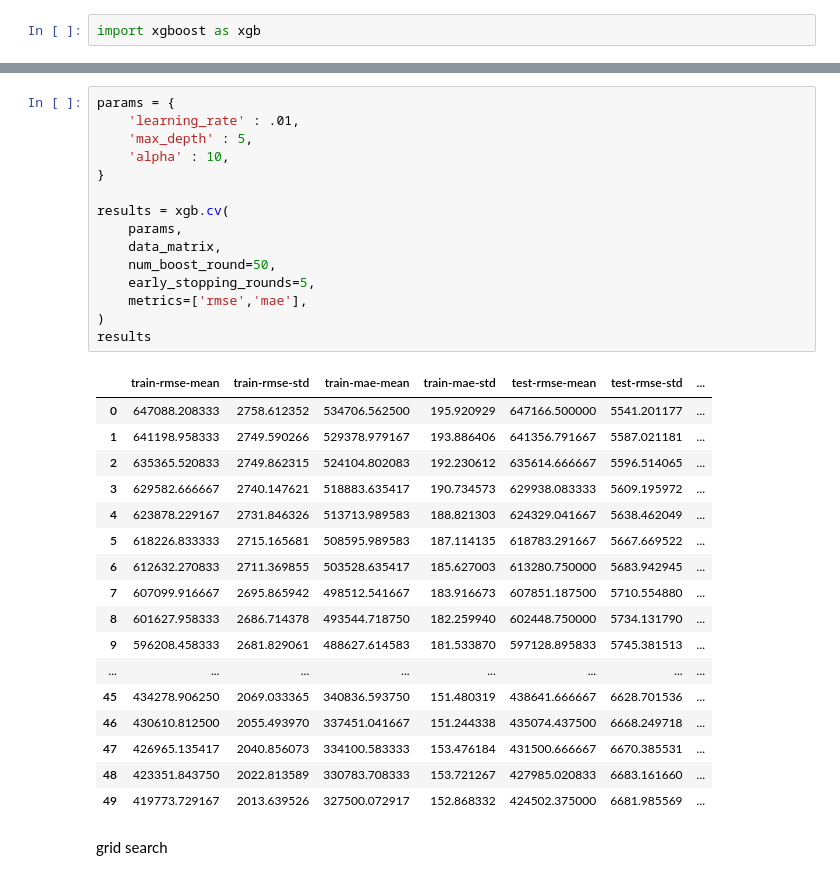
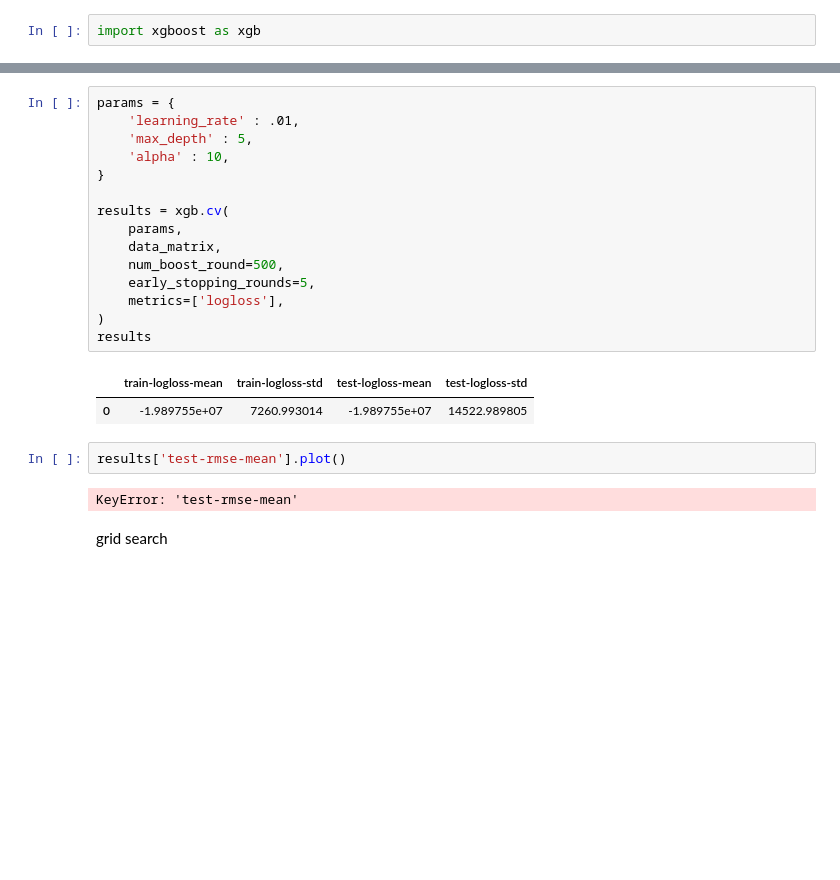
Before and after one commit to digipodium/2022-JAN-ML-630-MTTF, a Jupyter notebook: supervised/boosting.ipynb, the cells around one changed output, grey strips where cells are left out. Cells and saved outputs as stored; diff of their text form; blank space fills up the shorter version.

```diff
--- a/supervised/boosting.ipynb
+++ b/supervised/boosting.ipynb
@@ -34,36 +43,25 @@ pandas.Int64Index is deprecated and will be removed from pandas in a future vers
 # %%
 params = {
     'learning_rate' : .01,
     'max_depth' : 5,
     'alpha' : 10,
 }
 
 results = xgb.cv(
     params,
     data_matrix,
-    num_boost_round=50,
+    num_boost_round=500,
     early_stopping_rounds=5,
-    metrics=['rmse','mae'],
+    metrics=['logloss'],
 )
 results
 # %% [output]
-|  | train-rmse-mean | train-rmse-std | train-mae-mean | train-mae-std | test-rmse-mean | test-rmse-std | ... |
-| 0 | 647088.208333 | 2758.612352 | 534706.562500 | 195.920929 | 647166.500000 | 5541.201177 | ... |
-| 1 | 641198.958333 | 2749.590266 | 529378.979167 | 193.886406 | 641356.791667 | 5587.021181 | ... |
-| 2 | 635365.520833 | 2749.862315 | 524104.802083 | 192.230612 | 635614.666667 | 5596.514065 | ... |
-| 3 | 629582.666667 | 2740.147621 | 518883.635417 | 190.734573 | 629938.083333 | 5609.195972 | ... |
-| 4 | 623878.229167 | 2731.846326 | 513713.989583 | 188.821303 | 624329.041667 | 5638.462049 | ... |
-| 5 | 618226.833333 | 2715.165681 | 508595.989583 | 187.114135 | 618783.291667 | 5667.669522 | ... |
-| 6 | 612632.270833 | 2711.369855 | 503528.635417 | 185.627003 | 613280.750000 | 5683.942945 | ... |
-| 7 | 607099.916667 | 2695.865942 | 498512.541667 | 183.916673 | 607851.187500 | 5710.554880 | ... |
-| 8 | 601627.958333 | 2686.714378 | 493544.718750 | 182.259940 | 602448.750000 | 5734.131790 | ... |
-| 9 | 596208.458333 | 2681.829061 | 488627.614583 | 181.533870 | 597128.895833 | 5745.381513 | ... |
-| ... | ... | ... | ... | ... | ... | ... | ... |
-| 45 | 434278.906250 | 2069.033365 | 340836.593750 | 151.480319 | 438641.666667 | 6628.701536 | ... |
-| 46 | 430610.812500 | 2055.493970 | 337451.041667 | 151.244338 | 435074.437500 | 6668.249718 | ... |
-| 47 | 426965.135417 | 2040.856073 | 334100.583333 | 153.476184 | 431500.666667 | 6670.385531 | ... |
-| 48 | 423351.843750 | 2022.813589 | 330783.708333 | 153.721267 | 427985.020833 | 6683.161660 | ... |
-| 49 | 419773.729167 | 2013.639526 | 327500.072917 | 152.868332 | 424502.375000 | 6681.985569 | ... |
+|  | train-logloss-mean | train-logloss-std | test-logloss-mean | test-logloss-std |
+| 0 | -1.989755e+07 | 7260.993014 | -1.989755e+07 | 14522.989805 |
+# %%
+results['test-rmse-mean'].plot()
+# %% [output]
+KeyError: 'test-rmse-mean'
 # %% [markdown]
 grid search
 # %%
```
Also changed, not shown: parts of 25 cells of this notebook, 1 other file.
